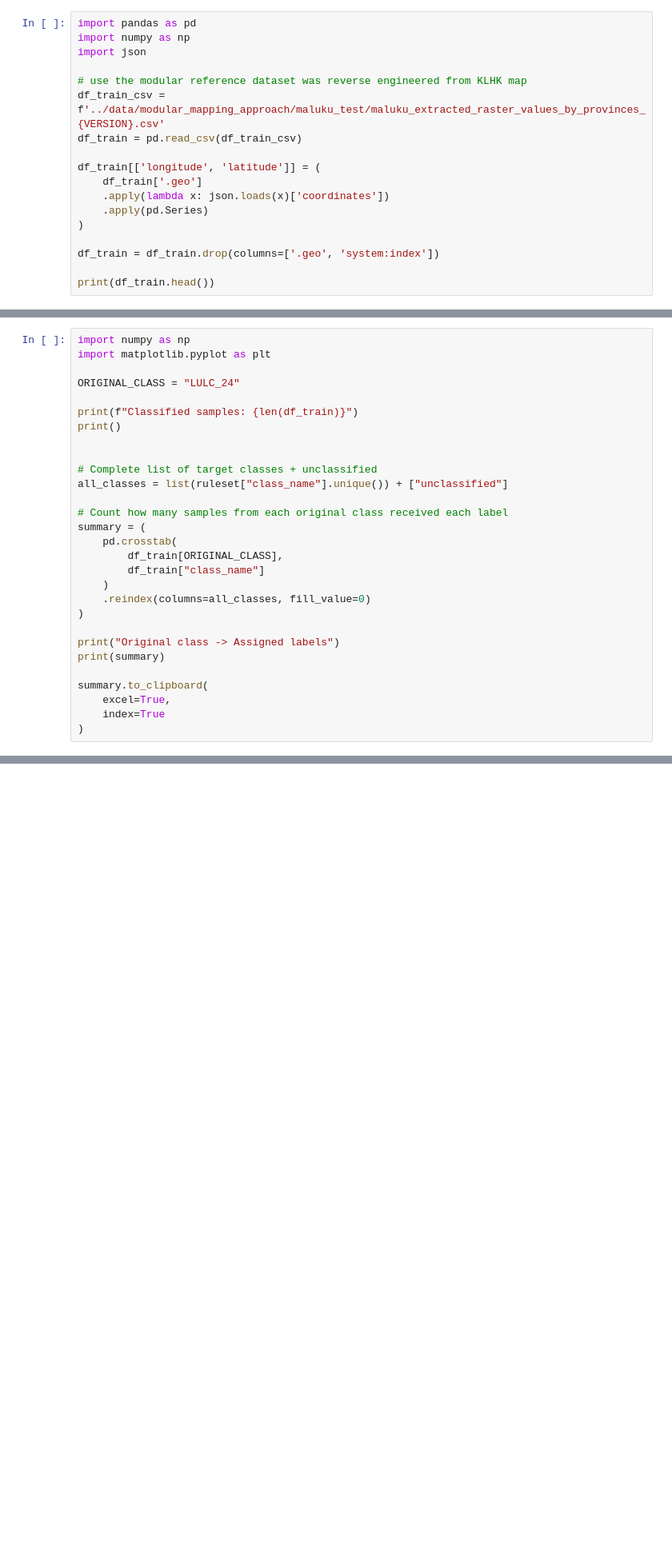
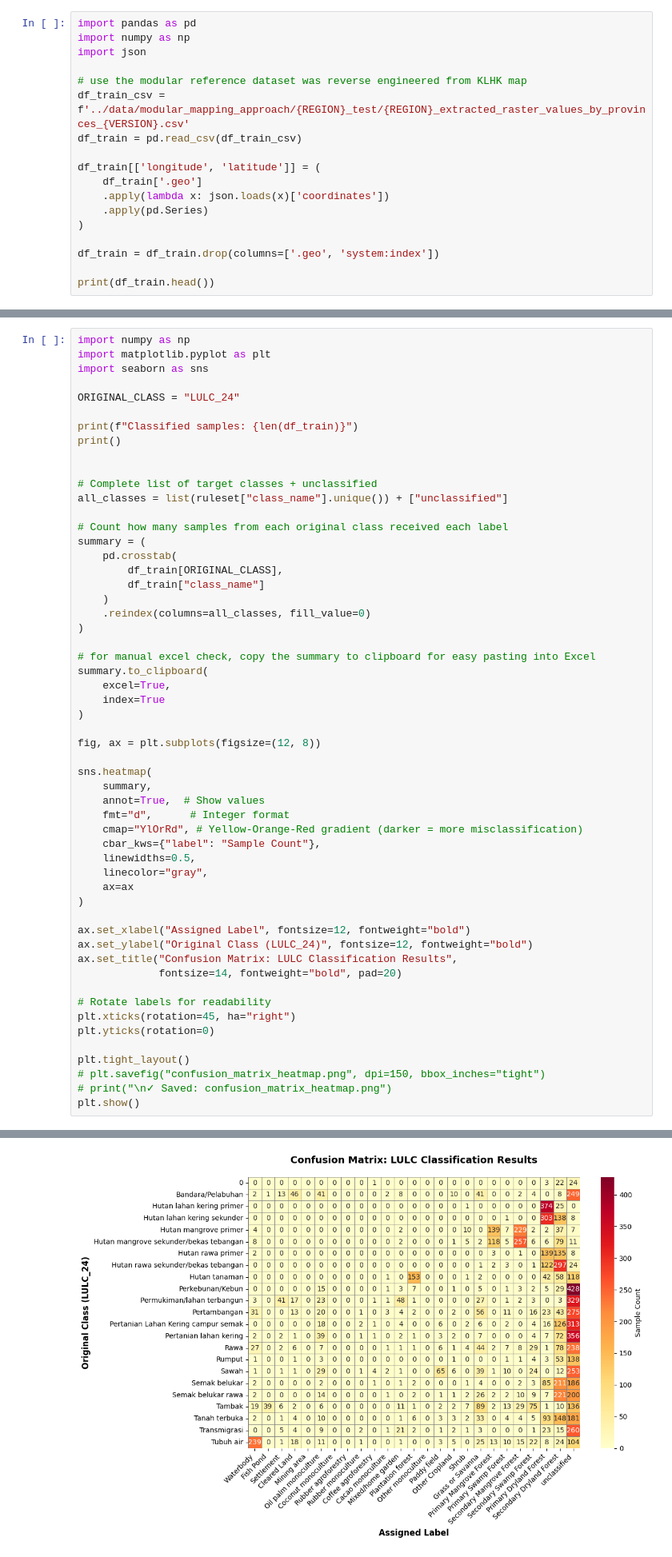
Before and after one commit to epistem-io/luma-stack, a Jupyter notebook: notebooks/DTL_indo_part1.ipynb, the cells around one changed output, grey strips where cells are left out. Shown at 80% size. Drawn from its saved outputs; the diff is of its cells as text; blank space fills up the shorter version.

```diff
--- a/notebooks/DTL_indo_part1.ipynb
+++ b/notebooks/DTL_indo_part1.ipynb
@@ -10,7 +11,7 @@ import numpy as np
 import json
 
 # use the modular reference dataset was reverse engineered from KLHK map
-df_train_csv = f'../data/modular_mapping_approach/maluku_test/maluku_extracted_raster_values_by_provinces_{VERSION}.csv'
+df_train_csv = f'../data/modular_mapping_approach/{REGION}_test/{REGION}_extracted_raster_values_by_provinces_{VERSION}.csv'
 df_train = pd.read_csv(df_train_csv)
 
 df_train[['longitude', 'latitude']] = (
@@ -249,6 +250,7 @@ Unclassified (label=0): 6
 # %%
 import numpy as np
 import matplotlib.pyplot as plt
+import seaborn as sns
 
 ORIGINAL_CLASS = "LULC_24"
 
@@ -268,11 +270,36 @@ summary = (
     .reindex(columns=all_classes, fill_value=0)
 )
 
-print("Original class -> Assigned labels")
-print(summary)
-
+# for manual excel check, copy the summary to clipboard for easy pasting into Excel
 summary.to_clipboard(
     excel=True,
     index=True
 )
+
+fig, ax = plt.subplots(figsize=(12, 8))
+
+sns.heatmap(
+    summary,
+    annot=True,  # Show values
+    fmt="d",      # Integer format
+    cmap="YlOrRd", # Yellow-Orange-Red gradient (darker = more misclassification)
+    cbar_kws={"label": "Sample Count"},
+    linewidths=0.5,
+    linecolor="gray",
+    ax=ax
+)
+
+ax.set_xlabel("Assigned Label", fontsize=12, fontweight="bold")
+ax.set_ylabel("Original Class (LULC_24)", fontsize=12, fontweight="bold")
+ax.set_title("Confusion Matrix: LULC Classification Results",
+             fontsize=14, fontweight="bold", pad=20)
+
+# Rotate labels for readability
+plt.xticks(rotation=45, ha="right")
+plt.yticks(rotation=0)
+
+plt.tight_layout()
+# plt.savefig("confusion_matrix_heatmap.png", dpi=150, bbox_inches="tight")
+# print("\n✓ Saved: confusion_matrix_heatmap.png")
+plt.show()
 # %% [output]
@@ -296,3 +307,4 @@ Tubuh air                                                     22             0
+[figure, added]
 # %% [markdown]
 ## Save the labelled training dataset
 # %%
```
Also changed, not shown: parts of 6 cells of this notebook, 13 other files.
